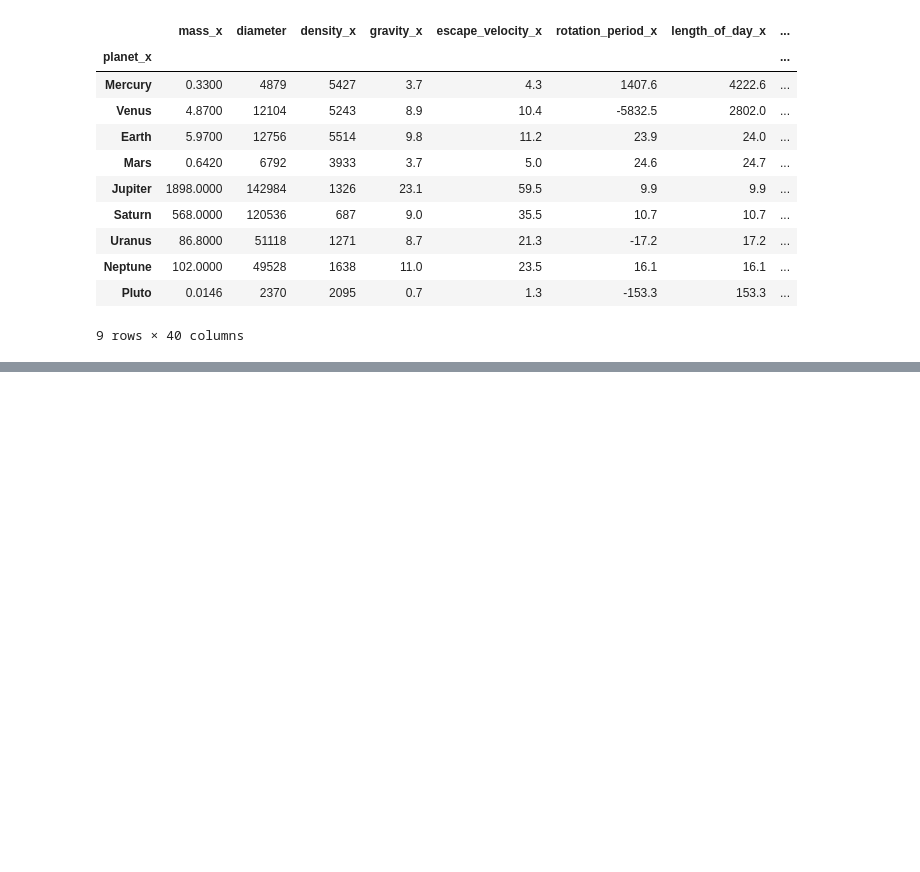
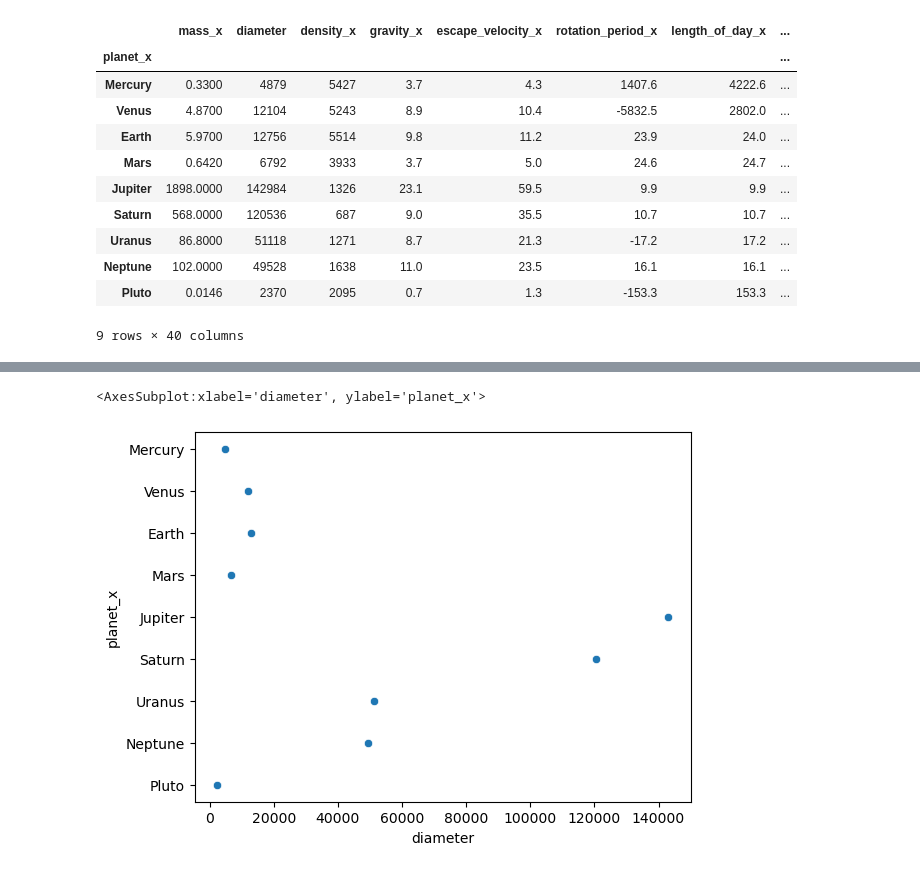
Before and after one commit to dspencer80/Solar_System, a Jupyter notebook: Solar System .ipynb, the cells around one changed output, grey strips where cells are left out. Cells and saved outputs as stored; diff of their text form; code cells hidden in the pictures; blank space fills up the shorter version.

```diff
--- a/Solar System .ipynb
+++ b/Solar System .ipynb
@@ -119,0 +134,5 @@ Text(0, 0.5, 'Diameter')
+# %%
+sns.scatterplot(x='diameter', y='planet_x', data=planet_size)
+# %% [output]
+<AxesSubplot:xlabel='diameter', ylabel='planet_x'>
+[figure, added]
```
Also changed, not shown: parts of 5 cells of this notebook.
